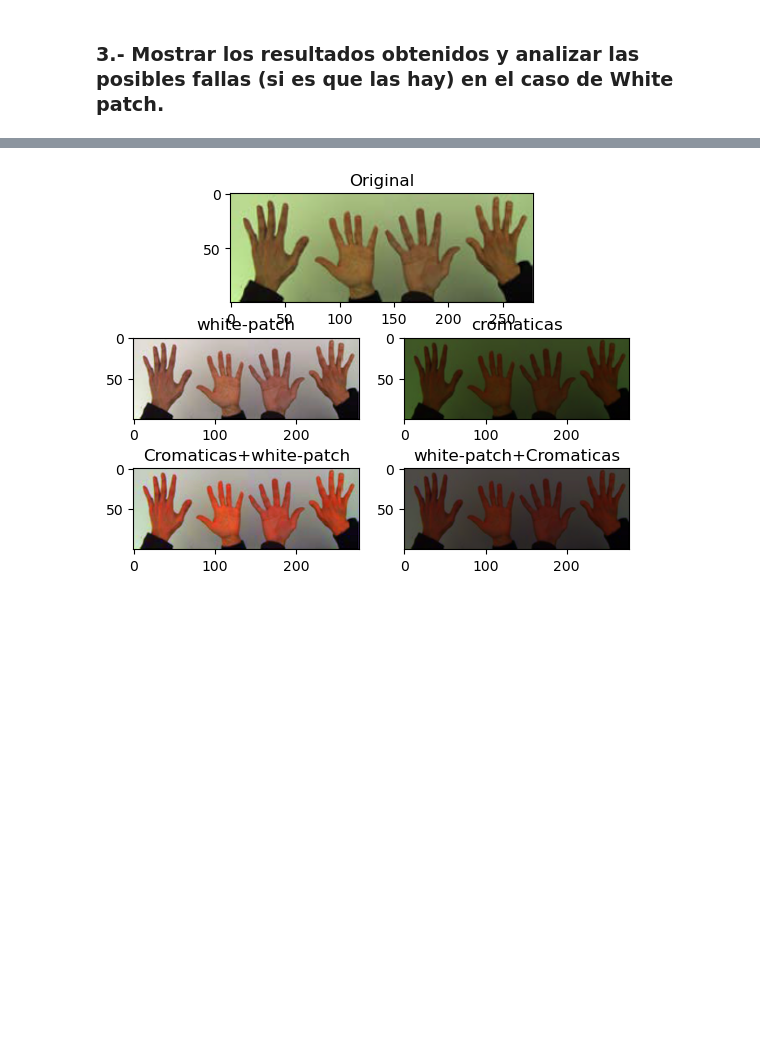
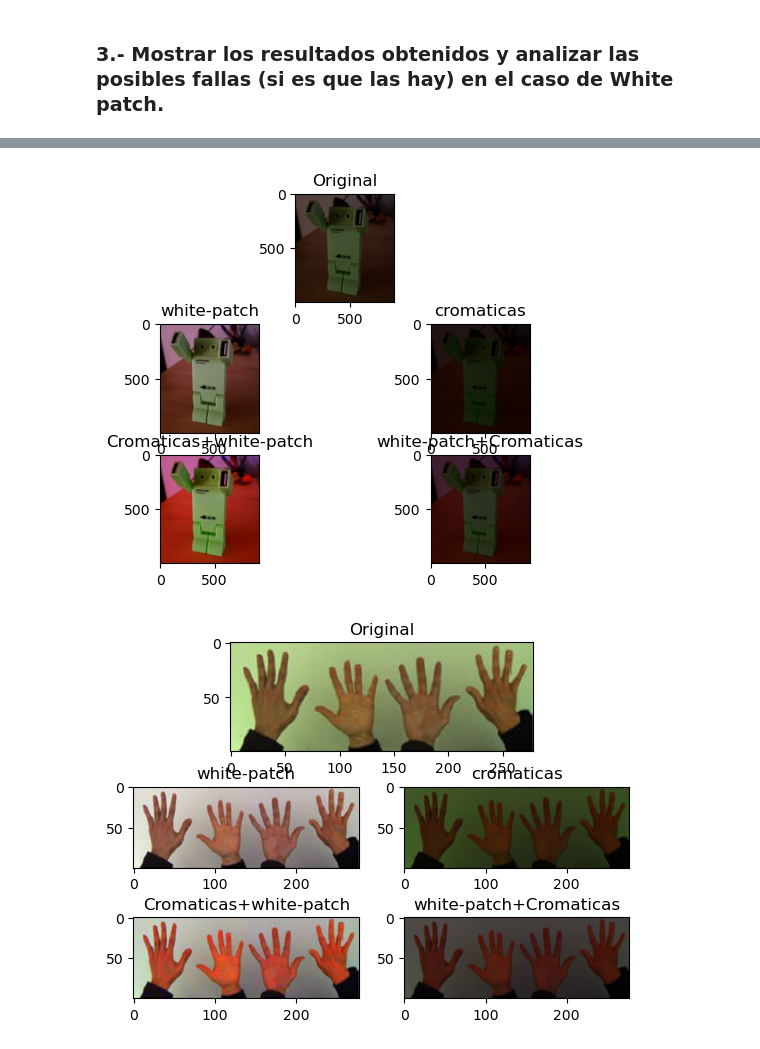
Before and after one commit to juanpsch/vision_computadora_I, a Jupyter notebook: Material_TPs/TP1/TP1.ipynb, the cells around one changed output, grey strips where cells are left out. Cells and saved outputs as stored; diff of their text form; code cells hidden in the pictures; blank space fills up the shorter version.

```diff
--- a/Material_TPs/TP1/TP1.ipynb
+++ b/Material_TPs/TP1/TP1.ipynb
@@ -86,3 +102,7 @@ def plotear(imagen):
+# %%
+plotear('coord_cromaticas/coordCrom_3.png')
+# %% [output]
+[figure, added]
 # %%
 plotear('white_patch/test_green.png')
 # %% [output]
```
Also changed, not shown: parts of 17 cells of this notebook.
